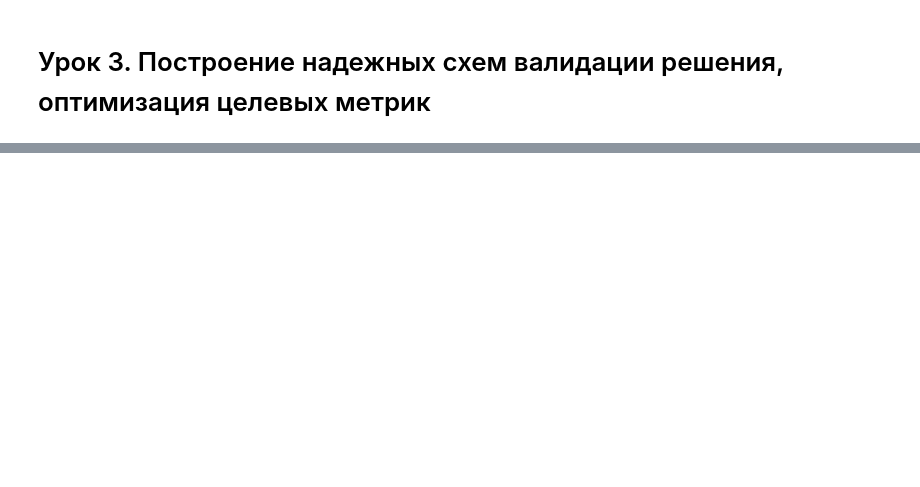
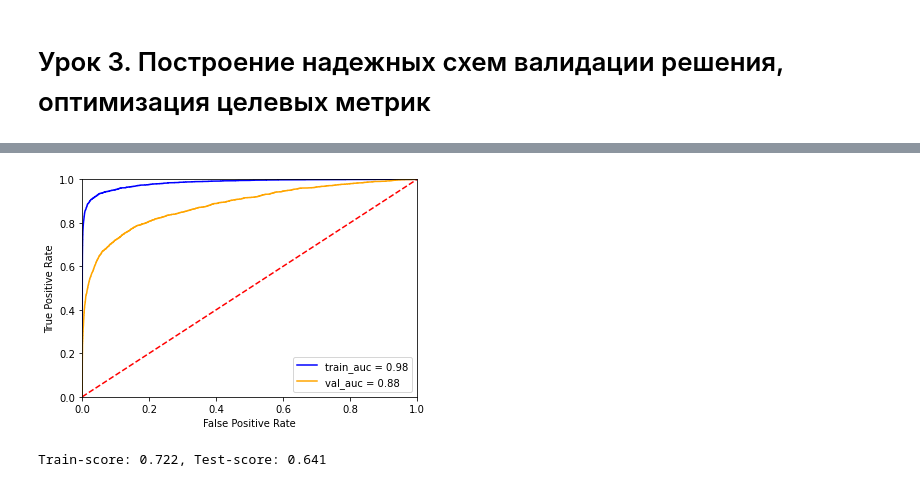
Before and after one commit to evelisko/GB_SDA_Kaggle, a Jupyter notebook: Lesson 3/HW_kaggle_Lesson_3.ipynb, the cells around one changed output, grey strips where cells are left out. Drawn from its saved outputs; the diff is of its cells as text; code cells hidden in the pictures; blank space fills up the shorter version.

```diff
--- a/Lesson 3/HW_kaggle_Lesson_3.ipynb
+++ b/Lesson 3/HW_kaggle_Lesson_3.ipynb
@@ -36,0 +304,7 @@
+# %%
+lgb_dtrain_3 = lgb.Dataset(
+    data=x_train, label=y_train,categorical_feature=categorical
+)
+lgb_dvalid_3 = lgb.Dataset(
+    data=x_test, label=y_test,categorical_feature=categorical
+)
@@ -36,0 +325,23 @@
+# %%
+params = {
+    "boosting_type": "gbdt",
+    "objective": "binary",
+    "metric": "auc",
+    "learning_rate": 0.1,
+    "n_estimators": 100,
+    # "reg_lambda": 50,
+    # "max_depth": 4,
+    "n_jobs": 6,
+    "seed": 27
+}
+# %%
+lgb_model_3 = lgb.train(
+    params=params,
+    train_set=lgb_dtrain_3,
+    num_boost_round=10000,
+    valid_sets=[lgb_dtrain_3, lgb_dvalid_3],
+    # feature_name=categorical,
+    categorical_feature=categorical,
+    early_stopping_rounds=50,
+    verbose_eval=25
+)
@@ -36,0 +364,11 @@
+# %%
+draw_roc_auc(lgb_model_3, x_train, x_test, y_train, y_test )
+# %% [output]
+[figure, added]
+# %%
+train_score =  roc_auc_score(y_train, model.predict(x_train))
+test_score = roc_auc_score(y_test, model.predict(x_test))
+
+print(f"Train-score: {round(train_score, 3)}, Test-score: {round(test_score, 3)}")
+# %% [output]
+Train-score: 0.722, Test-score: 0.641
```
Also changed, not shown: parts of 51 cells of this notebook.
